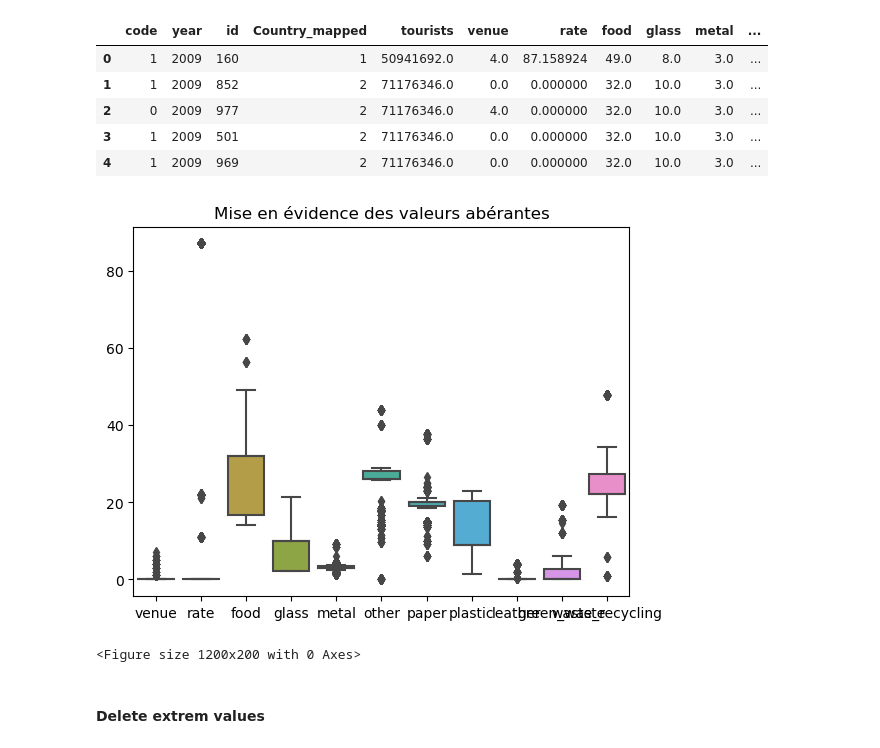
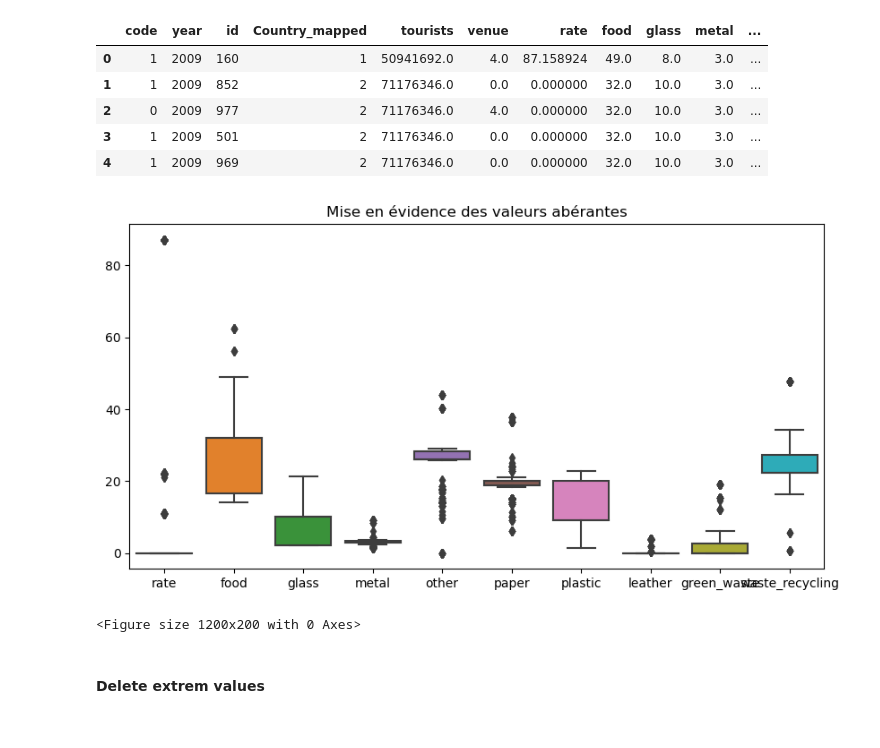
Before and after one commit to Cassette86/Green_ai_project_Water_polution, a Jupyter notebook: water_pollution_dataset/main.ipynb, the cells around one changed output. Saved outputs shown, nothing was run; the diff lists cells and outputs as text; code cells hidden in the pictures.

```diff
--- a/water_pollution_dataset/main.ipynb
+++ b/water_pollution_dataset/main.ipynb
@@ -179,14 +172,15 @@ df.head()
 | 3 | 1 | 2009 | 501 | 2 | 71176346.0 | 0.0 | 0.000000 | 32.0 | 10.0 | 3.0 | ... |
 | 4 | 1 | 2009 | 969 | 2 | 71176346.0 | 0.0 | 0.000000 | 32.0 | 10.0 | 3.0 | ... |
 # %%
-subset_df = df[['venue', 'rate','food','glass','metal','other','paper','plastic','leather','green_waste','waste_recycling']]
+subset_df = df[['rate','food','glass','metal','other','paper','plastic','leather','green_waste','waste_recycling']]
 
+plt.figure(figsize=(10, 5))
 sns.boxplot(data = subset_df)
 plt.title('Mise en évidence des valeurs abérantes')
 plt.figure(figsize=(12,2))
 plt.show()
 # %% [output]
-[figure, old version]
+[figure, new version]
 <Figure size 1200x200 with 0 Axes>
 # %% [markdown]
 #### Delete extrem values
```
Also changed, not shown: parts of 24 cells of this notebook.
